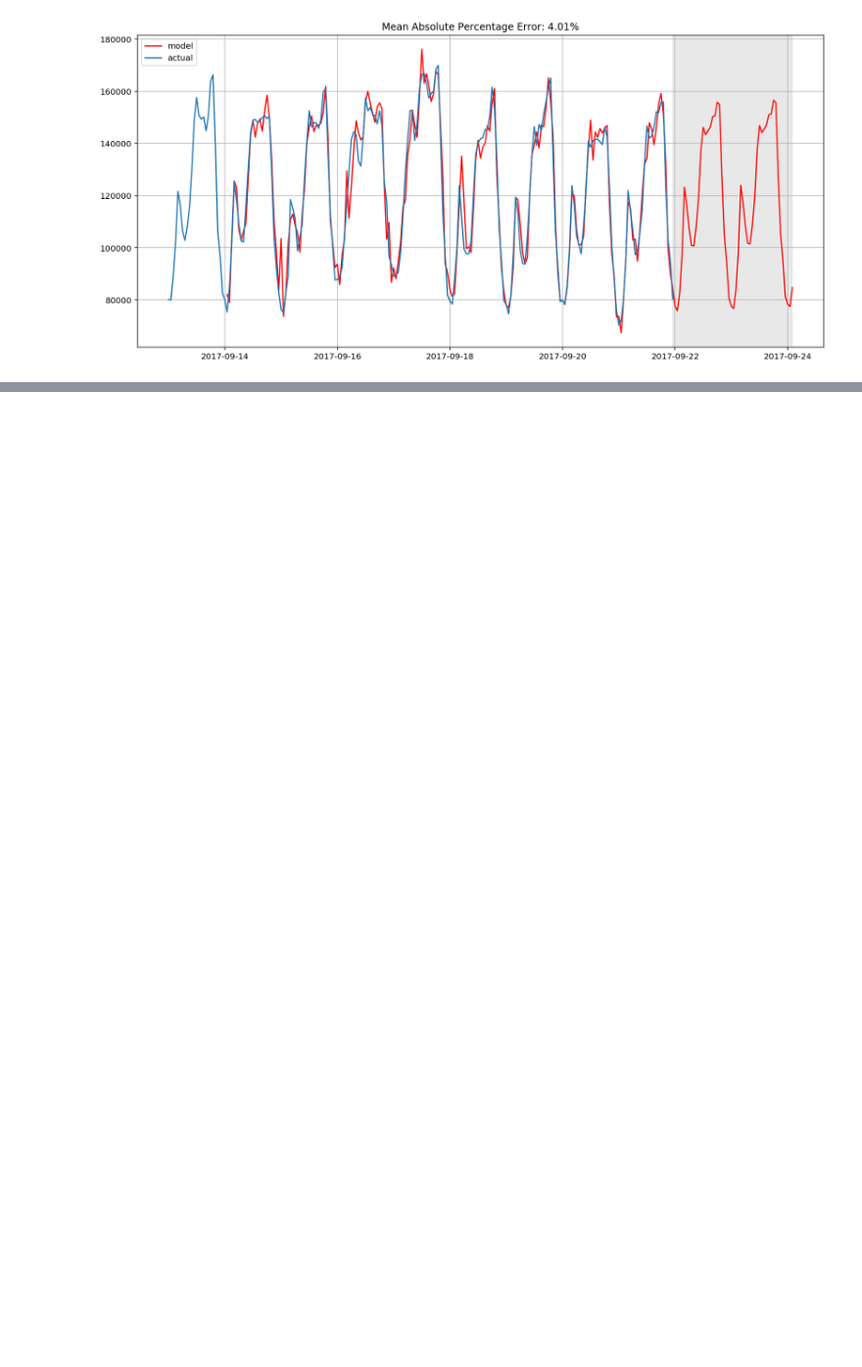
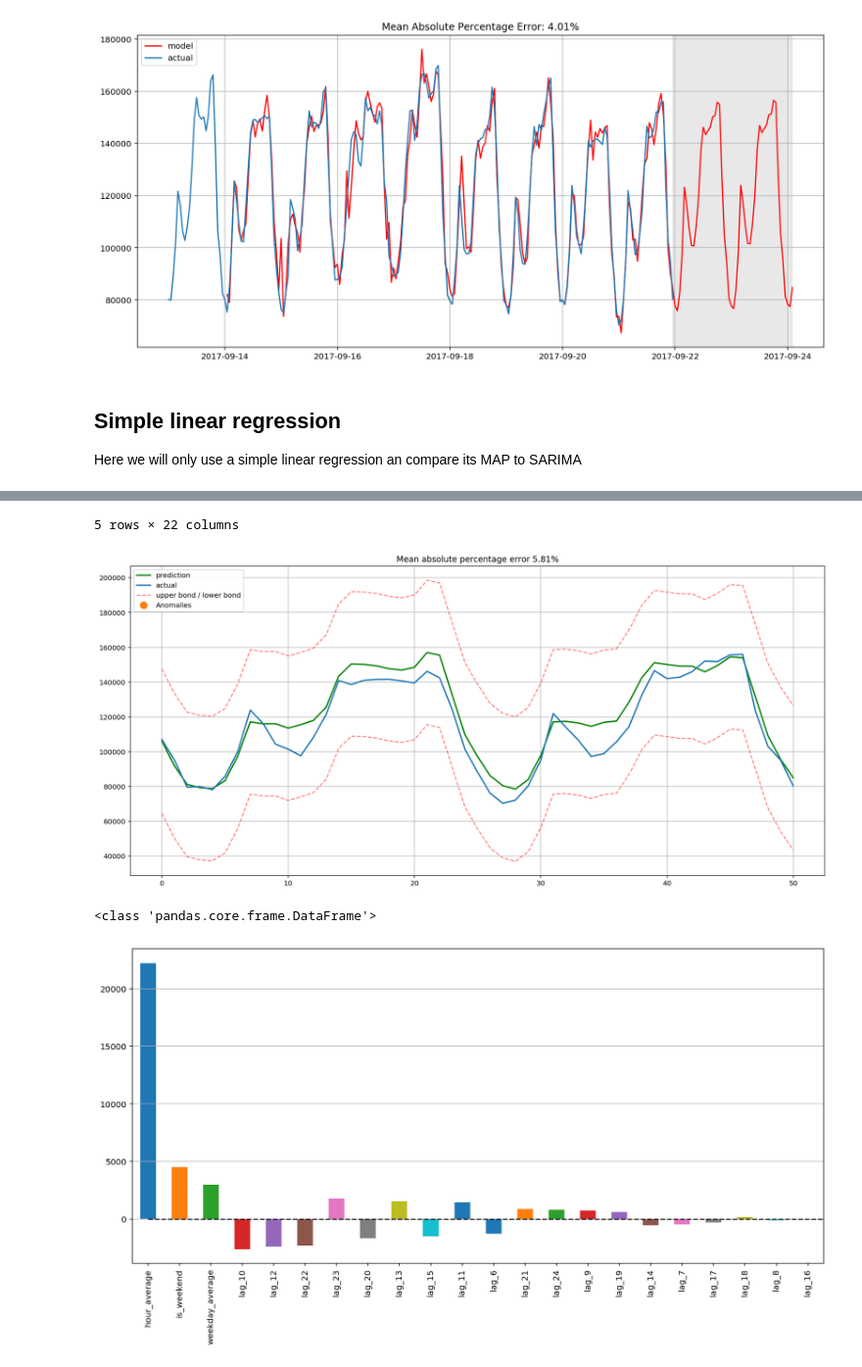
Before and after one commit to EKami/torchlite, a Jupyter notebook: examples-ts/simple_ts_models.ipynb, the cells around one changed output, grey strips where cells are left out. Shown at 98% size. Saved outputs shown, nothing was run; the diff lists cells and outputs as text; code cells hidden in the pictures; blank space fills up the shorter version.

Commit message:
Add linear model to ts

```diff
--- a/examples-ts/simple_ts_models.ipynb
+++ b/examples-ts/simple_ts_models.ipynb
@@ -163,3 +168,7 @@ Warnings:
 sarima.plot(best_model, 50)
 # %% [output]
 [figure]
+# %% [markdown]
+## Simple linear regression
+
+Here we will only use a simple linear regression an compare its MAP to SARIMA
@@ -165,0 +252,18 @@ sarima.plot(best_model, 50)
+# %%
+X_train, X_test, y_train, y_test = \
+    prepareData(ads["Ads"], lag_start=6, lag_end=25, test_size=0.3, target_encoding=True)
+
+display(X_train.tail())
+
+scaler = StandardScaler()
+X_train_scaled = scaler.fit_transform(X_train)
+X_test_scaled = scaler.transform(X_test)
+
+lr = LinearRegression()
+lr.fit(X_train_scaled, y_train)
+
+tscv = TimeSeriesSplit(n_splits=5)
+helper = tmplot.LinearModelsHelper(lr, X_train_scaled, y_train)
+helper.plot_model_results(X_test_scaled, y_test, tscv, plot_intervals=True, plot_anomalies=True)
+helper.plot_coefficients(X_train.columns)
+# %% [output]
@@ -165,0 +277,4 @@ sarima.plot(best_model, 50)
+5 rows × 22 columns
+[figure, added]
+<class 'pandas.core.frame.DataFrame'>
+[figure, added]
```
Also changed, not shown: parts of 5 cells of this notebook, 3 other files.
